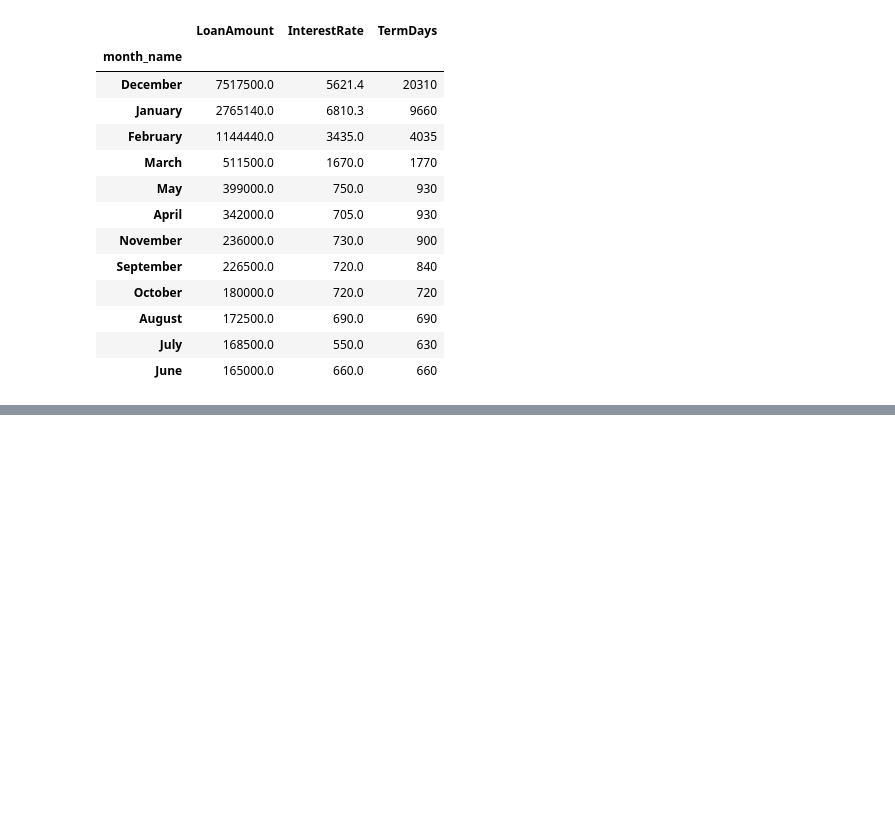
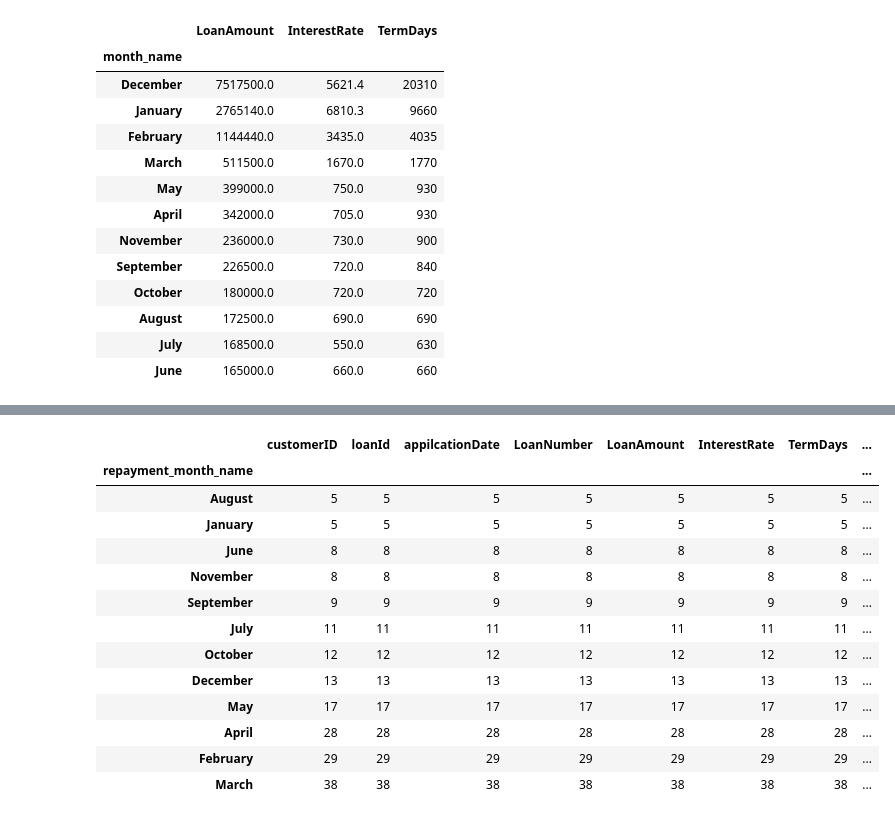
Before and after one commit to dtekluva/cohort3b8wd, a Jupyter notebook: atha/jupyter/pandas_tut.ipynb, the cells around one changed output, grey strips where cells are left out. Drawn from its saved outputs; the diff is of its cells as text; code cells hidden in the pictures; blank space fills up the shorter version.

```diff
--- a/atha/jupyter/pandas_tut.ipynb
+++ b/atha/jupyter/pandas_tut.ipynb
@@ -472,0 +588,4 @@ collection_month_groups
+# %%
+late_payments_mask = appli_data.repaymentDateDiff.astype("int64") > 3
+late_payments = appli_data[late_payments_mask]
+late_payments
@@ -472,0 +606,19 @@ collection_month_groups
+# %%
+monthly_late_groups = late_payments.groupby("repayment_month_name").count()
+# %%
+monthly_late_groups.sort_values("TermDays")
+# %% [output]
+|  | customerID | loanId | appilcationDate | LoanNumber | LoanAmount | InterestRate | TermDays | ... |
+| repayment_month_name |  |  |  |  |  |  |  | ... |
+| August | 5 | 5 | 5 | 5 | 5 | 5 | 5 | ... |
+| January | 5 | 5 | 5 | 5 | 5 | 5 | 5 | ... |
+| June | 8 | 8 | 8 | 8 | 8 | 8 | 8 | ... |
+| November | 8 | 8 | 8 | 8 | 8 | 8 | 8 | ... |
+| September | 9 | 9 | 9 | 9 | 9 | 9 | 9 | ... |
+| July | 11 | 11 | 11 | 11 | 11 | 11 | 11 | ... |
+| October | 12 | 12 | 12 | 12 | 12 | 12 | 12 | ... |
+| December | 13 | 13 | 13 | 13 | 13 | 13 | 13 | ... |
+| May | 17 | 17 | 17 | 17 | 17 | 17 | 17 | ... |
+| April | 28 | 28 | 28 | 28 | 28 | 28 | 28 | ... |
+| February | 29 | 29 | 29 | 29 | 29 | 29 | 29 | ... |
+| March | 38 | 38 | 38 | 38 | 38 | 38 | 38 | ... |
```
Also changed, not shown: parts of 13 cells of this notebook, 3 other files.
